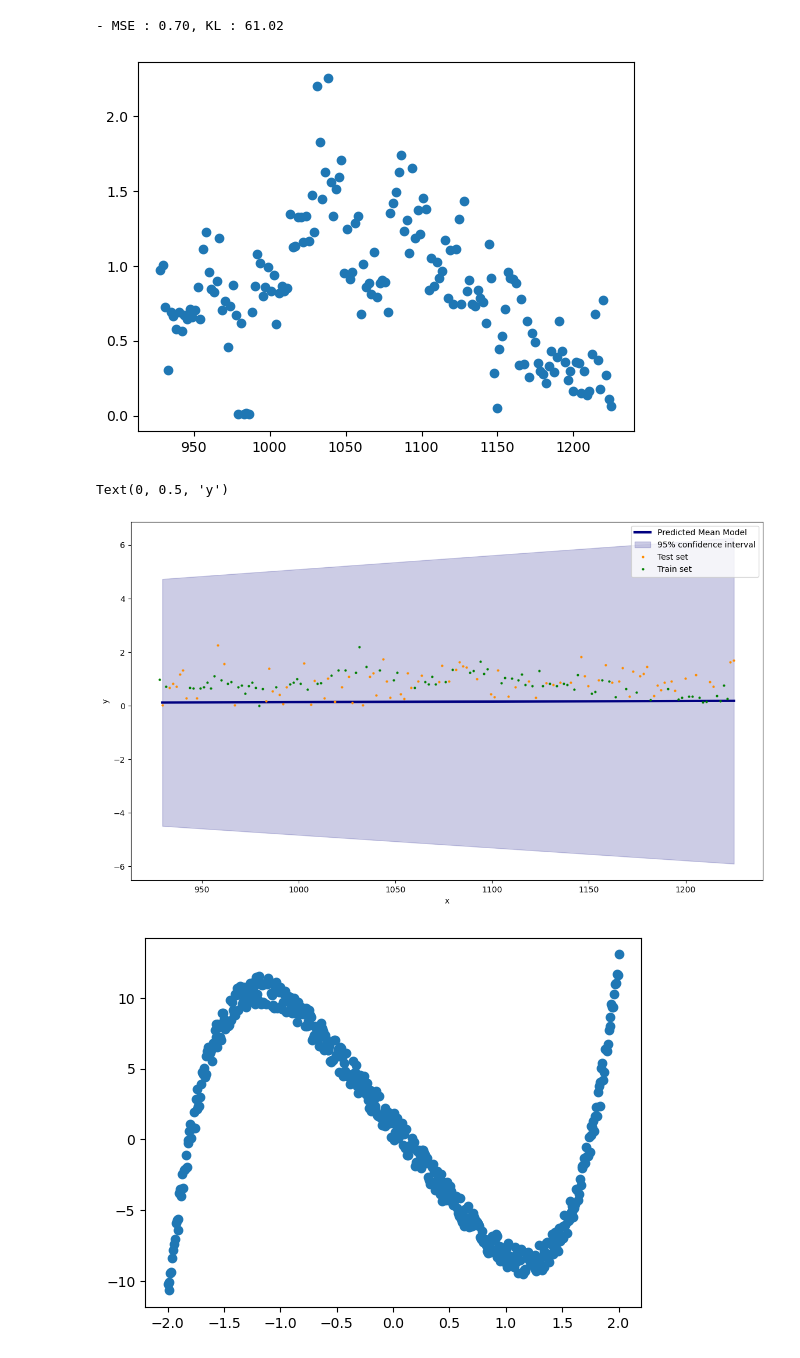
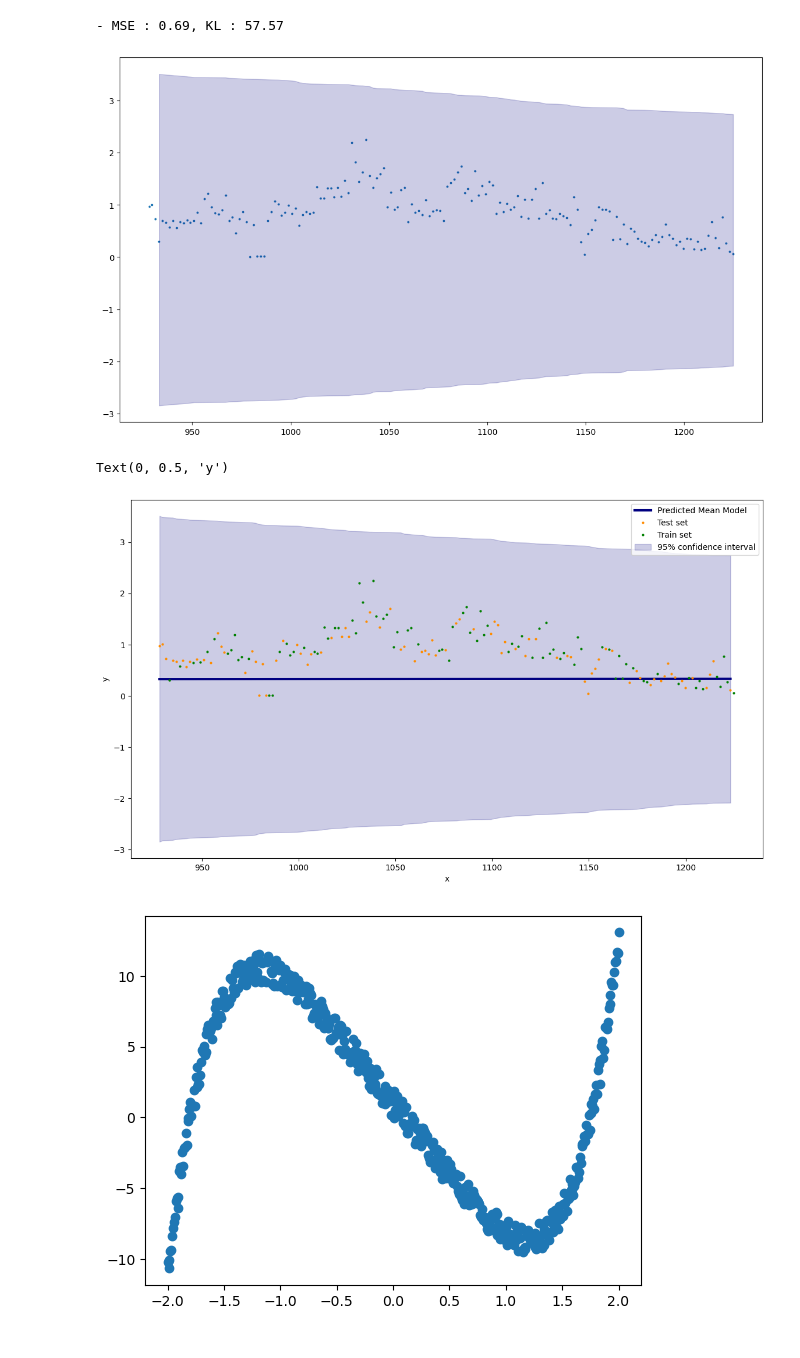
Before and after one commit to Fabian-Leal/PhD-Thesis---Incorporating-Deep-Learning-into-Statistical-Models-for-Spatial-Interpolation, a Jupyter notebook: Paper 3 PhD BNNs for multivariate predictions/Basic BNNs.ipynb, the cells around one changed output. Saved outputs shown, nothing was run; the diff lists cells and outputs as text; code cells hidden in the pictures.

Commit message:
Fixing_order_train_test

```diff
--- a/Paper 3 PhD BNNs for multivariate predictions/Basic BNNs.ipynb
+++ b/Paper 3 PhD BNNs for multivariate predictions/Basic BNNs.ipynb
@@ -182,8 +182,8 @@ Text(0, 0.5, 'y')
 # %%
 import pandas as pd
 
-adt = pd.read_csv("../Warping-tests/engineered_data/assay_desurveyed_transformed_Mlith_domain.csv")
-domained = pd.read_csv('../Warping-tests/engineered_data/blockmodel_domained_NN.csv')
+adt = pd.read_csv("../../DARE-parker-challenge/engineered_data/assay_desurveyed_transformed_Mlith_domain.csv")
+domained = pd.read_csv('../../DARE-parker-challenge/engineered_data/blockmodel_domained_NN.csv')
 
 columns_to_replace = adt.columns[17:31]
 adt[columns_to_replace] = adt[columns_to_replace].replace(0, np.nan)
@@ -219,8 +219,8 @@ test_indices = np.random.choice(len(x), size=test_size, replace=False)
 x_train = x[np.setdiff1d(np.arange(len(x)), test_indices)]
 y_train = y[np.setdiff1d(np.arange(len(y)), test_indices)]
 
-x_test = x[test_indices]
-y_test = y[test_indices]
+x_test = x[np.sort(test_indices)]
+y_test = y[np.sort(test_indices)]
 # %%
 model = nn.Sequential(
     bnn.BayesLinear(prior_mu=1, prior_sigma=0.1, in_features=1, out_features=10),
@@ -246,35 +246,41 @@ for step in range(2000):
 
 print('- MSE : %2.2f, KL : %2.2f' % (mse.item(), kl.item()))
 # %% [output]
-- MSE : 0.70, KL : 61.02
+- MSE : 0.69, KL : 57.57
 # %%
 models_result = np.array([model(x_test).data.numpy() for k in range(10000)])
 models_result = models_result[:,:,0]
 models_result = models_result.T
 mean_values = np.array([models_result[i].mean() for i in range(len(models_result))])
 std_values = np.array([models_result[i].std() for i in range(len(models_result))])
 
-plt.scatter(x.data.numpy(), y.data.numpy())
+plt.figure(figsize=(14,8))
+plt.scatter(x.data.numpy(), y.data.numpy(), s=3)
+plt.fill_between(x_test_fill.data.numpy().T[0],mean_values-2.0*std_values,mean_values+2.0*std_values,alpha=0.2,color='navy',label='95% confidence interval')
+
 plt.show()
 
-x_test.data.numpy().T[0].sort()
 
 
 
 plt.figure(figsize=(14,8))
 plt.plot(x_test.data.numpy(),mean_values,color='navy',lw=3,label='Predicted Mean Model')
-plt.fill_between(x_test.data.numpy().T[0],mean_values-2.0*std_values,mean_values+2.0*std_values,alpha=0.2,color='navy',label='95% confidence interval')
-#plt.plot(x_test.data.numpy(),mean_values,color='darkorange')
 plt.plot(x_test.data.numpy(),y_test.data.numpy(),'.',color='darkorange',markersize=4,label='Test set')
 plt.plot(x_train.data.numpy(),y_train.data.numpy(),'.',color='green',markersize=4,label='Train set')
+
+x_test_fill = x_test
+x_test_fill.data.numpy().T[0].sort()
+plt.fill_between(x_test_fill.data.numpy().T[0],mean_values-2.0*std_values,mean_values+2.0*std_values,alpha=0.2,color='navy',label='95% confidence interval')
+
+#plt.plot(x_test.data.numpy(),mean_values,color='darkorange')
 
 plt.legend()
 plt.xlabel('x')
 plt.ylabel('y')
 # %% [output]
-[figure, old version]
+[figure, new version]
 Text(0, 0.5, 'y')
-[figure, old version]
+[figure, new version]
 # %%
 import numpy as np
 from sklearn import datasets
```
Also changed, not shown: parts of 2 cells of this notebook, 2 other files.
